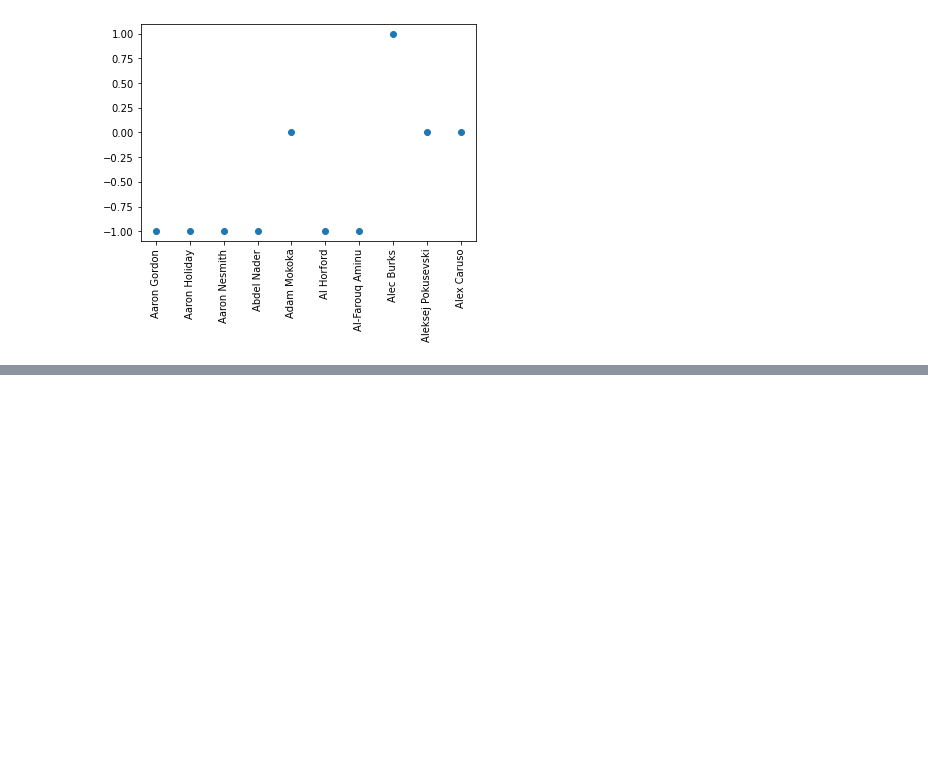
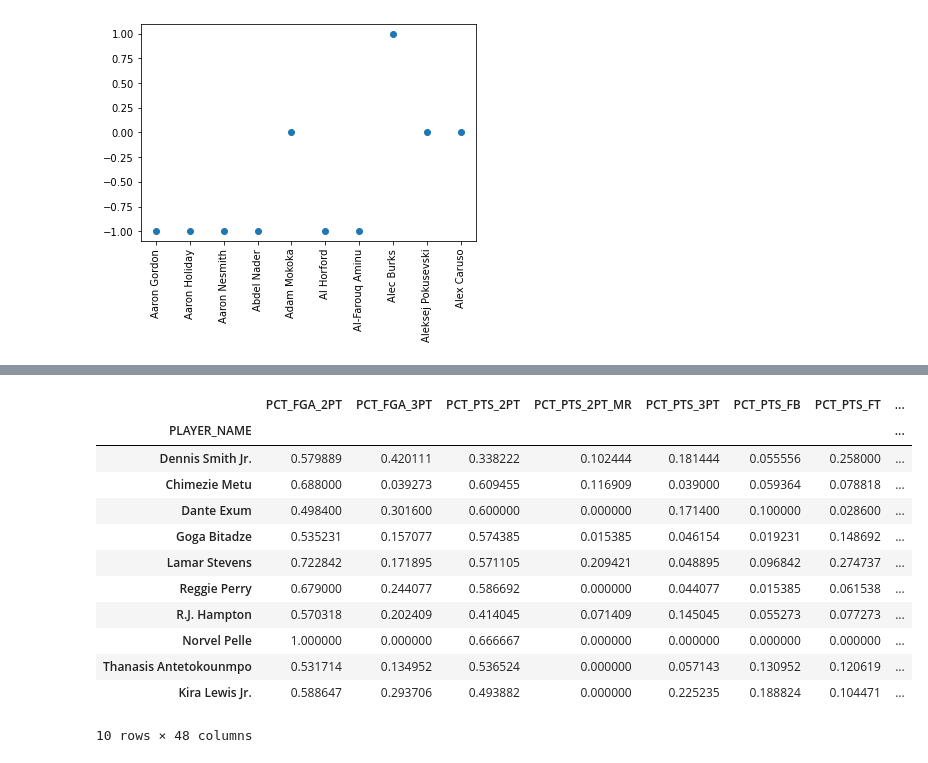
Before and after one commit to davidcholcomb/coach_ai, a Jupyter notebook: code/Untitled.ipynb, the cells around one changed output, grey strips where cells are left out. Saved outputs shown, nothing was run; the diff lists cells and outputs as text; code cells hidden in the pictures; blank space fills up the shorter version.

```diff
--- a/code/Untitled.ipynb
+++ b/code/Untitled.ipynb
@@ -342,0 +463,16 @@ plt.xticks(rotation=90)
+# %%
+X_group[X_group['KMeans_label'] == 3].sample(10)
+# %% [output]
+|  | PCT_FGA_2PT | PCT_FGA_3PT | PCT_PTS_2PT | PCT_PTS_2PT_MR | PCT_PTS_3PT | PCT_PTS_FB | PCT_PTS_FT | ... |
+| PLAYER_NAME |  |  |  |  |  |  |  | ... |
+| Dennis Smith Jr. | 0.579889 | 0.420111 | 0.338222 | 0.102444 | 0.181444 | 0.055556 | 0.258000 | ... |
+| Chimezie Metu | 0.688000 | 0.039273 | 0.609455 | 0.116909 | 0.039000 | 0.059364 | 0.078818 | ... |
+| Dante Exum | 0.498400 | 0.301600 | 0.600000 | 0.000000 | 0.171400 | 0.100000 | 0.028600 | ... |
+| Goga Bitadze | 0.535231 | 0.157077 | 0.574385 | 0.015385 | 0.046154 | 0.019231 | 0.148692 | ... |
+| Lamar Stevens | 0.722842 | 0.171895 | 0.571105 | 0.209421 | 0.048895 | 0.096842 | 0.274737 | ... |
+| Reggie Perry | 0.679000 | 0.244077 | 0.586692 | 0.000000 | 0.044077 | 0.015385 | 0.061538 | ... |
+| R.J. Hampton | 0.570318 | 0.202409 | 0.414045 | 0.071409 | 0.145045 | 0.055273 | 0.077273 | ... |
+| Norvel Pelle | 1.000000 | 0.000000 | 0.666667 | 0.000000 | 0.000000 | 0.000000 | 0.000000 | ... |
+| Thanasis Antetokounmpo | 0.531714 | 0.134952 | 0.536524 | 0.000000 | 0.057143 | 0.130952 | 0.120619 | ... |
+| Kira Lewis Jr. | 0.588647 | 0.293706 | 0.493882 | 0.000000 | 0.225235 | 0.188824 | 0.104471 | ... |
+10 rows × 48 columns
```
Also changed, not shown: parts of 36 cells of this notebook.
